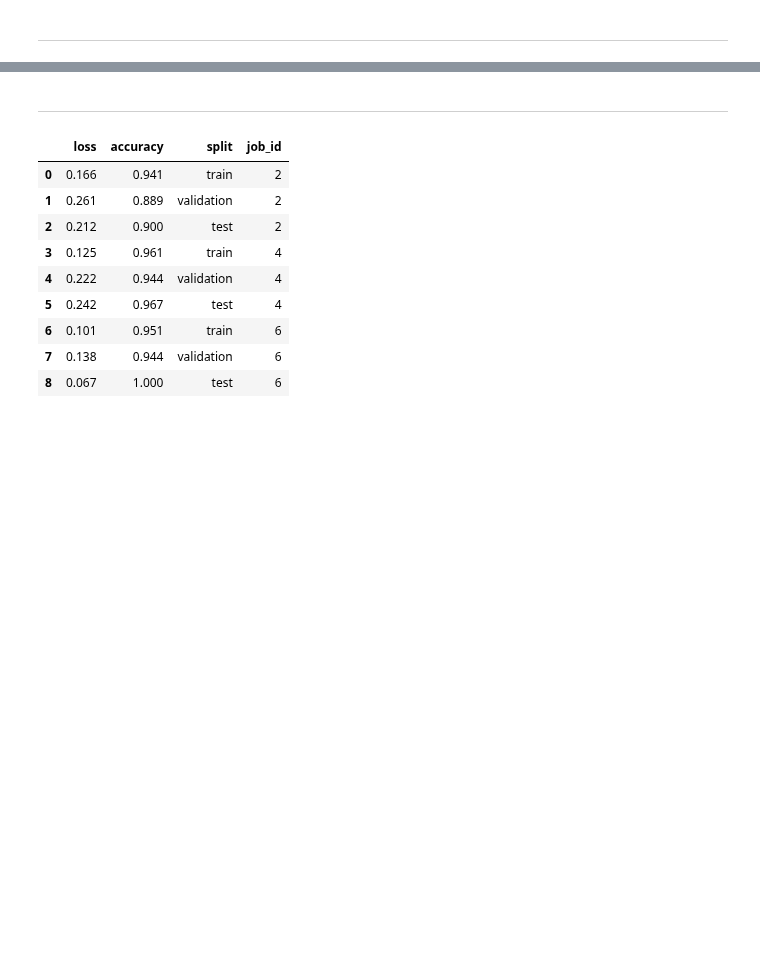
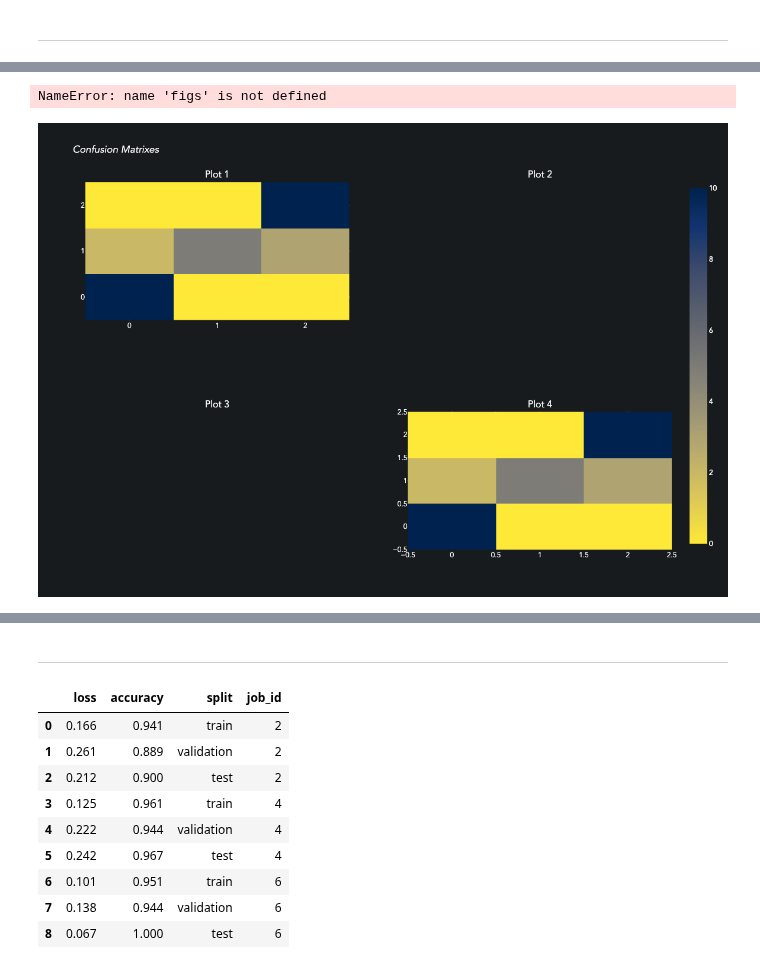
Before and after one commit to pydatasci-repos/pydatasci, a Jupyter notebook: notebooks/dev_alg_model.ipynb, the cells around one changed output, grey strips where cells are left out. Cells and saved outputs as stored; diff of their text form; code cells hidden in the pictures; blank space fills up the shorter version.

```diff
--- a/notebooks/dev_alg_model.ipynb
+++ b/notebooks/dev_alg_model.ipynb
@@ -210,0 +219,2 @@ from sklearn.metrics import ConfusionMatrixDisplay
+# %%
+cm = batch.jobs[0].results[0].confusion_matrices['test']
@@ -210,0 +261,44 @@ from sklearn.metrics import ConfusionMatrixDisplay
+# %%
+for f in figs:
+    f.show()
+# %% [output]
+NameError: name 'figs' is not defined
+# %%
+from plotly.subplots import make_subplots
+import plotly.graph_objects as go
+
+fig = make_subplots(rows=2, cols=2, subplot_titles=("Plot 1", "Plot 2", "Plot 3", "Plot 4",))
+fig.add_trace(
+    go.Heatmap(z=cm, colorscale='Cividis_r'),
+    row=1, col=1
+)
+fig.add_trace(
+    go.Heatmap(z=cm, colorscale='Cividis_r'),
+    row=2, col=2
+)
+fig.update_layout(
+    title = "<i>Confusion Matrixes</i>"
+    , font_family = "Avenir"
+    , font_color = "#FAFAFA"
+    , plot_bgcolor = "#181B1E"
+    , paper_bgcolor = "#181B1E"
+    , height = 800
+    , hoverlabel = dict(
+        bgcolor = "#0F0F0F"
+        , font_size = 15
+        , font_family = "Avenir"
+    )
+    , yaxis = dict(
+        tickmode = 'linear'
+        , tick0 = 0.0
+        , dtick = 1.0
+    )
+    , xaxis = dict(
+        tickmode = 'linear'
+        , tick0 = 0.0
+        , dtick = 1.0
+    )
+)
+#fig.show()
+# %% [output]
+[figure, added]
```
Also changed, not shown: parts of 8 cells of this notebook, 1 other file.
